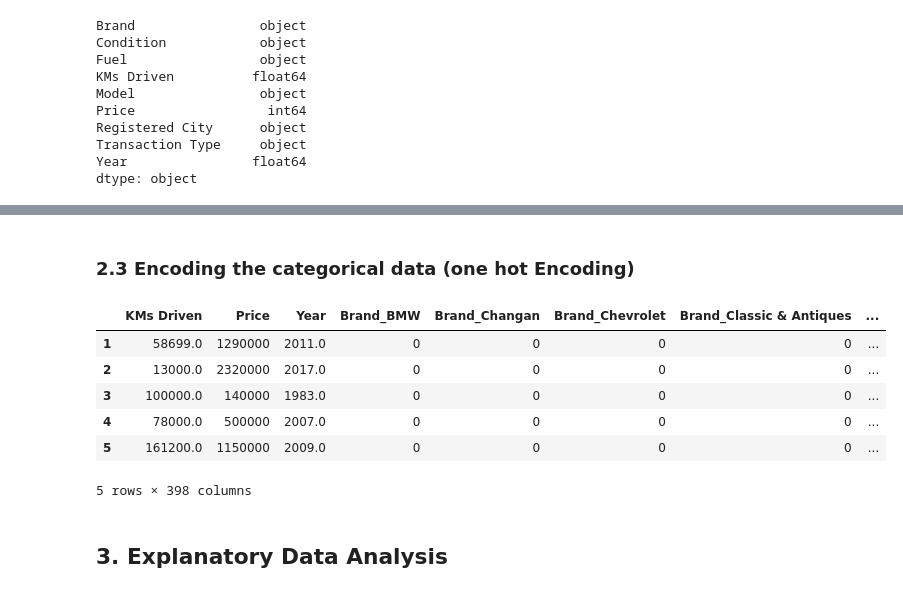
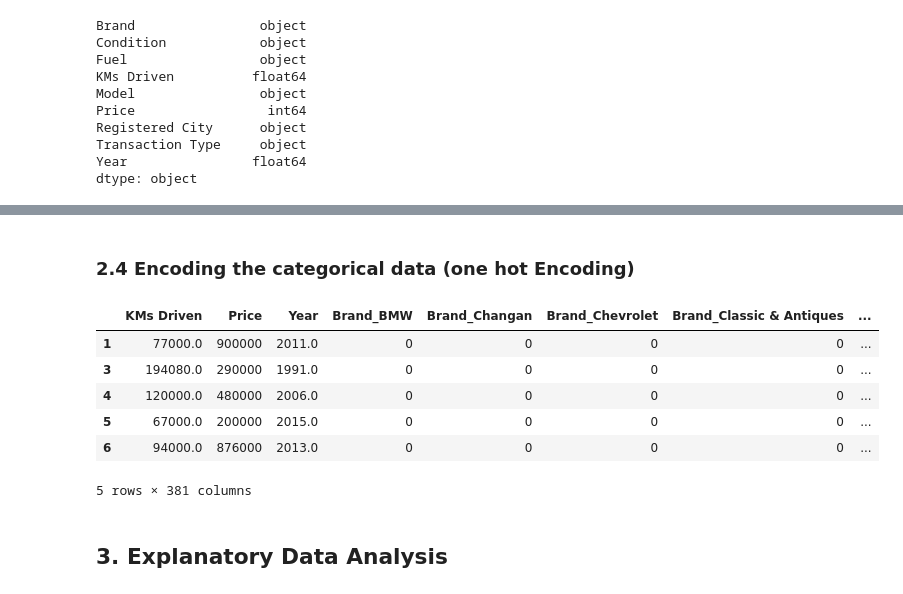
Before and after one commit to pintuiitbhi/car-price-pred, a Jupyter notebook: car_prices.ipynb, the cells around one changed output, grey strips where cells are left out. Drawn from its saved outputs; the diff is of its cells as text; code cells hidden in the pictures.

```diff
--- a/car_prices.ipynb
+++ b/car_prices.ipynb
@@ -63,3 +69,6 @@ df2['Fuel'].fillna(value='unknown', inplace=True)
 df2['Model'].fillna(value='unknown', inplace=True)
 df2['Registered City'].fillna(value='unknown', inplace=True)
 df2['Transaction Type'].fillna(value='unknown', inplace=True)
+# %%
+df2=df2.dropna() #drop rows with atleast a column with missing values
+df2.isnull().sum(axis = 0)
@@ -110,0 +144,11 @@ df3.shape
+# %%
+def remove_outlier(df_in, col_name):
+    q1 = df_in[col_name].quantile(0.25)
+    q3 = df_in[col_name].quantile(0.75)
+    iqr = q3-q1 #Interquartile range
+    fence_low  = q1-1.5*iqr
+    fence_high = q3+1.5*iqr
+    df_out = df_in.loc[(df_in[col_name] > fence_low) & (df_in[col_name] < fence_high)]
+    return df_out
+
+df2=remove_outlier(df2, 'Price')
@@ -111,16 +162,16 @@ df3.shape
 # %% [markdown]
-### <a id="2-3" > 2.3 Encoding the categorical data (one hot Encoding)</a>
+### <a id="2-4" > 2.4 Encoding the categorical data (one hot Encoding)</a>
 # %%
-df3=pd.get_dummies(df3,drop_first=True)
+df3=pd.get_dummies(df2,drop_first=True)
 df3.head()
 # %% [output]
 |  | KMs Driven | Price | Year | Brand_BMW | Brand_Changan | Brand_Chevrolet | Brand_Classic & Antiques | ... |
-| 1 | 58699.0 | 1290000 | 2011.0 | 0 | 0 | 0 | 0 | ... |
-| 2 | 13000.0 | 2320000 | 2017.0 | 0 | 0 | 0 | 0 | ... |
-| 3 | 100000.0 | 140000 | 1983.0 | 0 | 0 | 0 | 0 | ... |
-| 4 | 78000.0 | 500000 | 2007.0 | 0 | 0 | 0 | 0 | ... |
-| 5 | 161200.0 | 1150000 | 2009.0 | 0 | 0 | 0 | 0 | ... |
+| 1 | 77000.0 | 900000 | 2011.0 | 0 | 0 | 0 | 0 | ... |
+| 3 | 194080.0 | 290000 | 1991.0 | 0 | 0 | 0 | 0 | ... |
+| 4 | 120000.0 | 480000 | 2006.0 | 0 | 0 | 0 | 0 | ... |
+| 5 | 67000.0 | 200000 | 2015.0 | 0 | 0 | 0 | 0 | ... |
+| 6 | 94000.0 | 876000 | 2013.0 | 0 | 0 | 0 | 0 | ... |
-5 rows × 398 columns
+5 rows × 381 columns
 # %% [markdown]
 ## <a id="3">3. Explanatory Data Analysis </a>
 # %%
```
Also changed, not shown: parts of 24 cells of this notebook.
